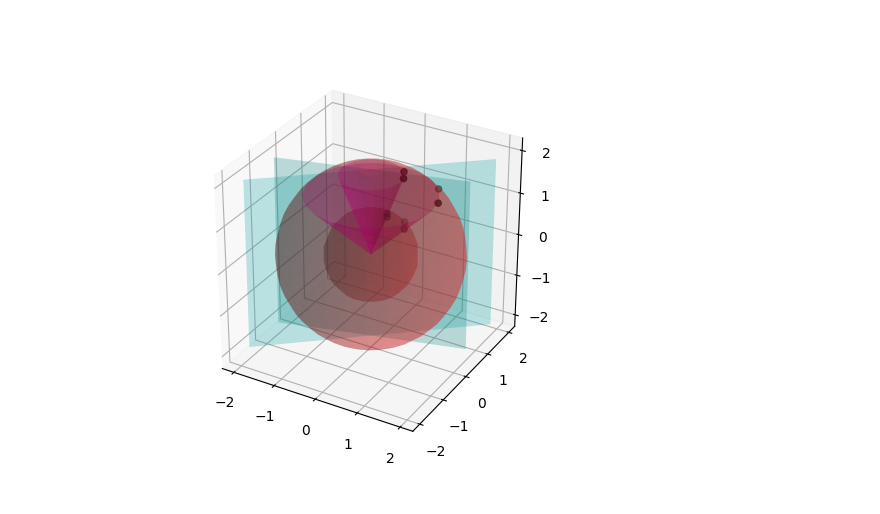
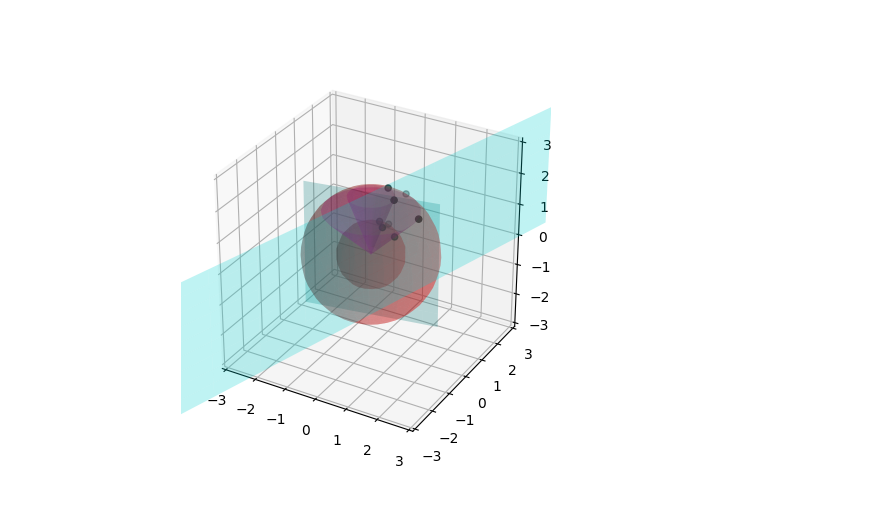
Before and after one commit to chrishavlin/miscellaneous_python, a Jupyter notebook: notebooks/spherical_volumes.ipynb, the cells around one changed output. Cells and saved outputs as stored; diff of their text form; code cells hidden in the pictures.

Commit message:
more plots

```diff
--- a/notebooks/spherical_volumes.ipynb
+++ b/notebooks/spherical_volumes.ipynb
@@ -35,22 +17,25 @@ def sphere_to_cart(r, phi, theta):
     return x, y, z
 
 def get_cone(theta, max_r=1., n_phi=20, n_r = 10):
+    # fix theta, vary phi and r and you get a cone
     phi, r = np.meshgrid(np.linspace(0,2*np.pi, n_phi), np.linspace(0, max_r, n_r))
     return sphere_to_cart(r, phi, theta)
 
 def get_sphere(r, n_phi=20, n_theta=10):
+    # fix r and vary phi, theta and you get a sphere
     phi, theta = np.meshgrid(np.linspace(0,2*np.pi, n_phi), np.linspace(0, np.pi, n_theta))
     return sphere_to_cart(r, phi, theta)
 
-def get_plane(phi, x_max = 1, z_max = 1, n_x = 10, n_z = 10):
-    # a plane containing the given point and the unit-normal in z
+def get_plane(phi, x_max = 1, z_max = 1, n_x = 10, n_z = 10, y_cutoff = 5):
+    # fix phi and you get a plane parallel to the z axis
 
-    # plane is normal to z, so z can be anything. pick z and y calculate x
+    # z will be any value, so pick z and x then calculate y
     z, x = np.meshgrid(np.linspace(-x_max, x_max, n_x), np.linspace(-z_max, z_max, n_z))
     if np.abs(phi - np.pi/2) > 1e-4:
         y = x * np.tan(phi)
     else:
-        # y can also be anything as phi approaches pi/2
+        # tan(pi/2) is undefined: at this limit, we have a plane normal to z and y axes,
+        # so y can be anything, so just set to our x value:
         y = x
 
     return x, y, z
@@ -59,26 +46,5 @@ theta_1 = 20 * np.pi/180
 theta_2 = 45 * np.pi/180
 r_1 = 1.
 r_2 = 2.
-phi_1 = 15 * np.pi/180
-phi_2 = 40 * np.pi/180
-
-cone = get_cone(theta_1, max_r = 2)
-cone2 = get_cone(theta_2, max_r = 2)
-sp = get_sphere(r_1)
-sp2 = get_sphere(r_2, n_phi=30, n_theta=25)
-
-# set points to define plane (r, theta, phi)
-plane = get_plane(phi_1, x_max = 2, z_max=2)
-plane2 = get_plane(phi_2, x_max = 2, z_max=2)
-
-# the points defining our volume
-
-points = [sphere_to_cart(r_1, phi_1, theta_1,),
-          sphere_to_cart(r_2, phi_1, theta_1),
-          sphere_to_cart(r_2, phi_1, theta_2),
-          sphere_to_cart(r_1, phi_1, theta_2),
-          sphere_to_cart(r_1, phi_2, theta_1),
-          sphere_to_cart(r_2, phi_2, theta_1),
-          sphere_to_cart(r_2, phi_2, theta_2),
-          sphere_to_cart(r_1, phi_2, theta_2),]
-points = np.array(points)
+phi_1 = 10 * np.pi/180
+phi_2 = 75 * np.pi/180
@@ -85,16 +108,21 @@ points = np.array(points)
 # %%
+# the volume enclosed by these 6 curves is our spherical sub-volume:
+
 fig = plt.figure()
 ax = fig.add_subplot(111, projection='3d')
 ax.set_box_aspect([1,1,1])
 
 
 ax.plot_surface(*cone, color=(1., 0, 1.0, 0.25))
 ax.plot_surface(*cone2, color=(1., 0, 1.0, 0.25))
 ax.plot_surface(*sp, color=(1., 0, 0, 0.25))
 ax.plot_surface(*sp2, color=(1., 0, 0, 0.25))
 ax.plot_surface(*plane, color=(0., 1., 1.0, 0.25))
 ax.plot_surface(*plane2, color=(0., 1., 1.0, 0.25))
 ax.scatter(points[:,0], points[:,1], points[:,2], color=(0., 0., .0, 1.))
+ax.axes.set_xlim3d(left=-3, right=3)
+ax.axes.set_ylim3d(bottom=-3, top=3)
+ax.axes.set_zlim3d(bottom=-3, top=3)
 plt.show()
 # %% [output]
-[figure, old version]
+[figure, new version]
```
Also changed, not shown: parts of 10 cells of this notebook.
